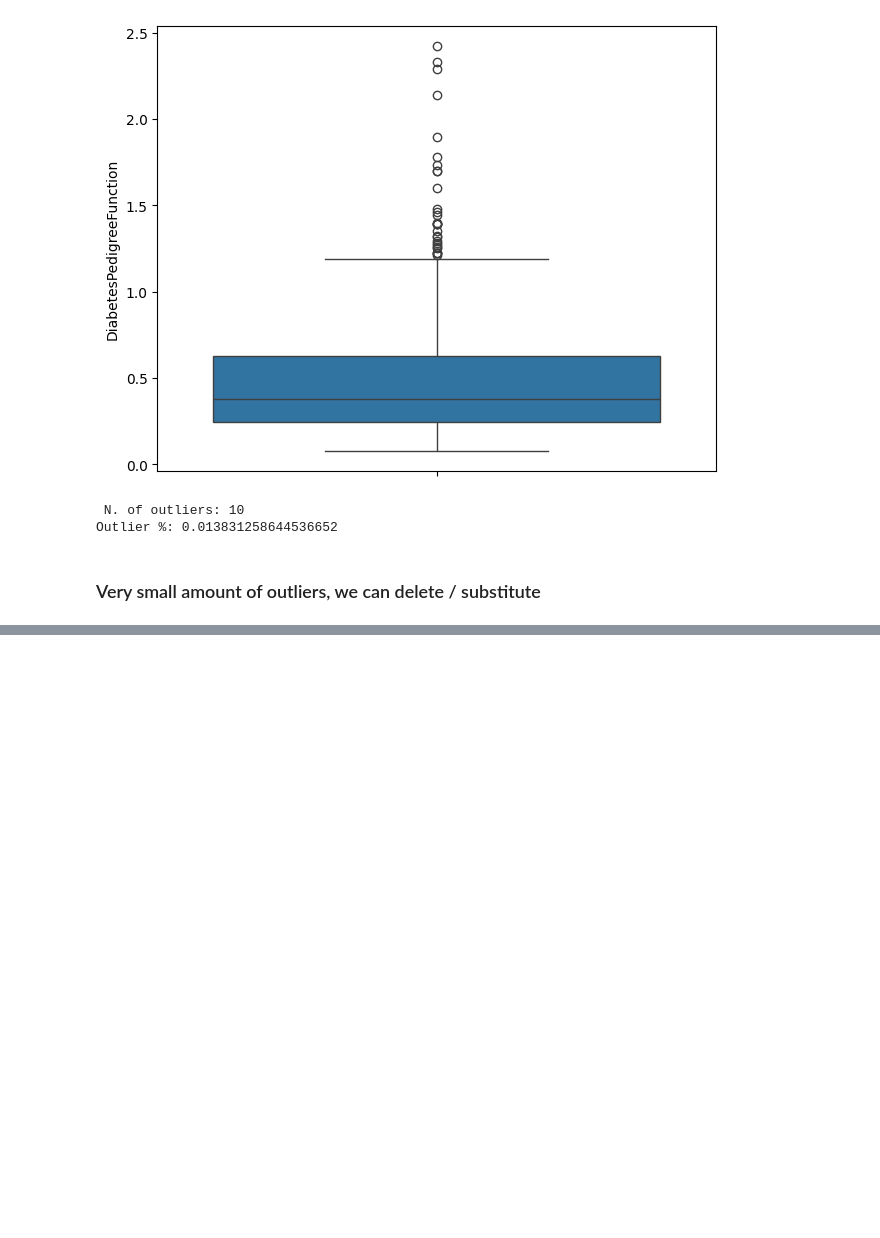
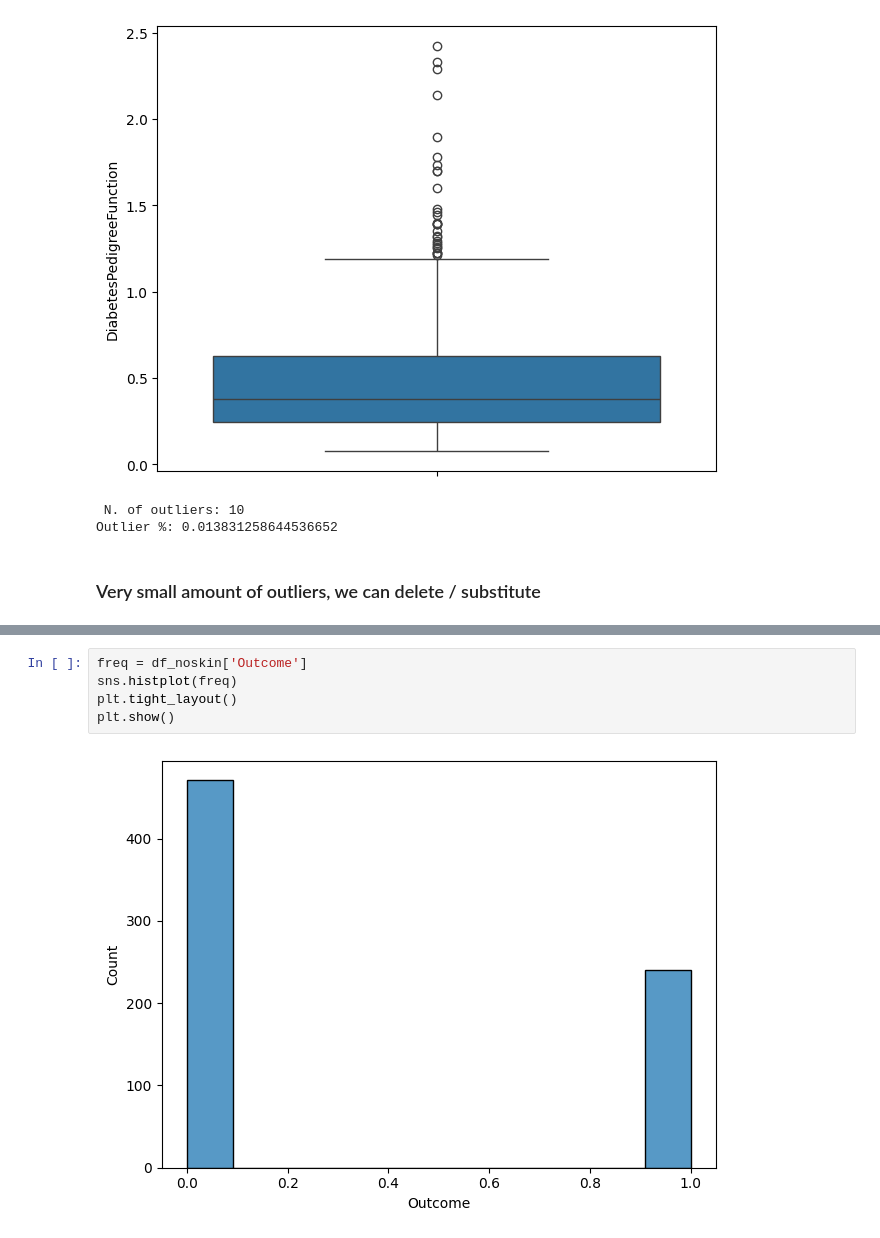
Before and after one commit to leandro-reguero/decision-trees, a Jupyter notebook: src/explore.ipynb, the cells around one changed output, grey strips where cells are left out. Cells and saved outputs as stored; diff of their text form; blank space fills up the shorter version.

```diff
--- a/src/explore.ipynb
+++ b/src/explore.ipynb
@@ -315,0 +386,7 @@ Outlier %: 0.013831258644536652
+# %%
+freq = df_noskin['Outcome']
+sns.histplot(freq)
+plt.tight_layout()
+plt.show()
+# %% [output]
+[figure, added]
```
Also changed, not shown: parts of 24 cells of this notebook, 3 other files.
